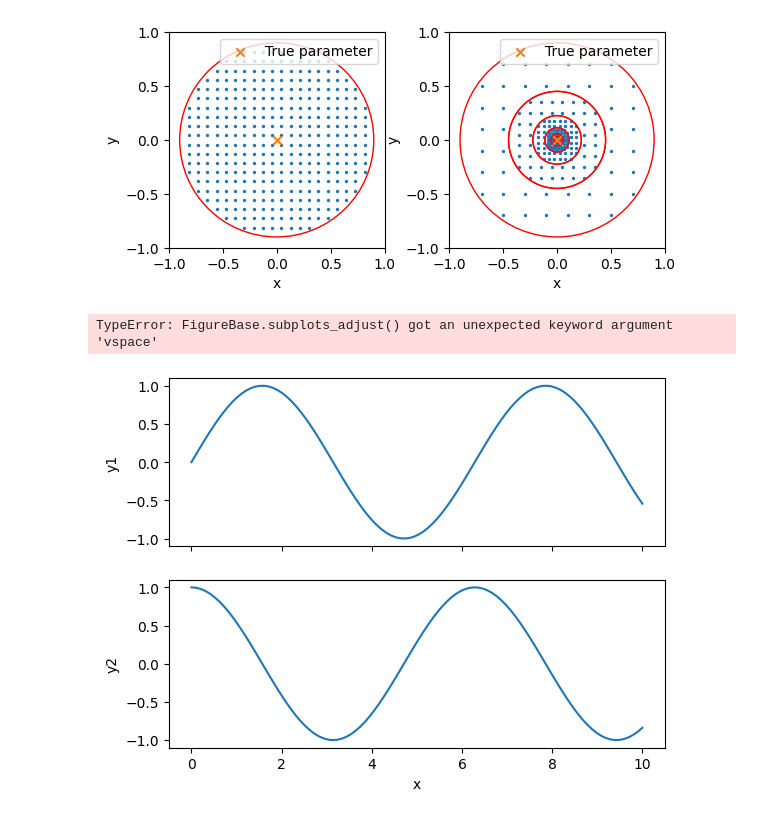
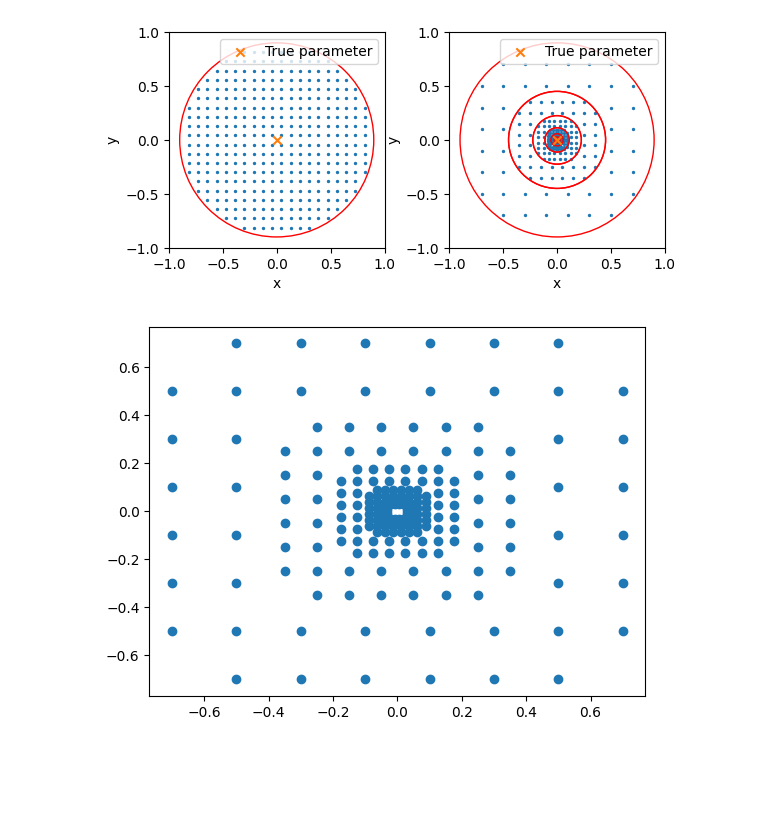
Before and after one commit to DavideZFC/AR_parameter_estimation, a Jupyter notebook: draw_circles.ipynb, the cells around one changed output. Drawn from its saved outputs; the diff is of its cells as text; code cells hidden in the pictures; blank space fills up the shorter version.

Commit message:
new plots

```diff
--- a/draw_circles.ipynb
+++ b/draw_circles.ipynb
@@ -27,6 +27,8 @@ def plot_circular_crown(r1, r2, n, center_x, center_y, ax, color='C0'):
     circle2 = plt.Circle((0, 0), r2, color='r', fill=False)
     ax.add_artist(circle1)
     ax.add_artist(circle2)
+
+    return x,y
 # %%
 
 
@@ -36,18 +38,22 @@ center_x = 0
 center_y = 0
 n1 = 10
 N = 5
+n = 10
 n0 = int(n*N**0.5)
 fig, ax = plt.subplots(1,2)
+X = np.array([])
+Y = np.array([])
 
-
-plot_circular_crown(0, r, n0, center_x, center_y, ax[0])
+X1, Y1 = plot_circular_crown(0, r, n0, center_x, center_y, ax[0])
 ax[0].scatter(x=center_x, y=center_y, color='C1', marker='x', label='True parameter')
 ax[0].set_aspect(1)
 ax[0].legend()
 
 for i in range(N):
-    plot_circular_crown(r/2, r, n1, center_x, center_y, ax[1])
+    x,y = plot_circular_crown(r/2, r, n1, center_x, center_y, ax[1])
     r /= 2
+    X = np.append(X,x)
+    Y = np.append(Y,y)
 
 ax[1].set_aspect(1)
 ax[1].scatter(x=center_x, y=center_y, color='C1', marker='x', label='True parameter')
@@ -57,28 +63,8 @@ fig.savefig('figures/circles.pdf')
 fig.show()
 # %% [output]
 [figure]
-# %%
-x = np.linspace(0, 10, 100)
-y1 = np.sin(x)
-y2 = np.cos(x)
-
-# Create the two subplots
-fig, (ax1, ax2) = plt.subplots(2, 1, sharex=True)
-
-# Plot the data on each subplot
-ax1.plot(x, y1)
-ax2.plot(x, y2)
-
-# Set the labels for each subplot
-ax1.set_ylabel('y1')
-ax2.set_ylabel('y2')
-ax2.set_xlabel('x')
-
-# Adjust the spacing between the subplots
-fig.subplots_adjust(vspace=10.5)
-
-# Show the plot
-plt.show()
-# %% [output]
-TypeError: FigureBase.subplots_adjust() got an unexpected keyword argument 'vspace'
-[figure, removed]
+# %%
+plt.scatter(X,Y)
+np.savetxt('data.txt', np.append(X.reshape(-1,1),Y.reshape(-1,1),axis=1))
+# %% [output]
+[figure, added]
```
Also changed, not shown: parts of 1 cell of this notebook, 5 other files.
